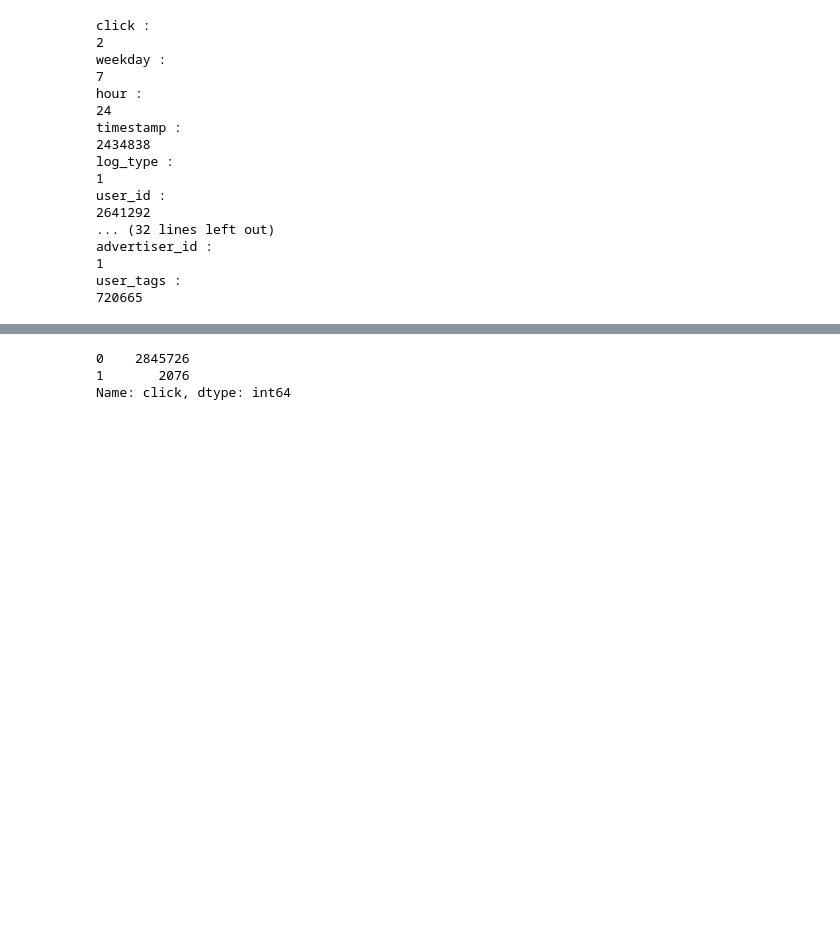
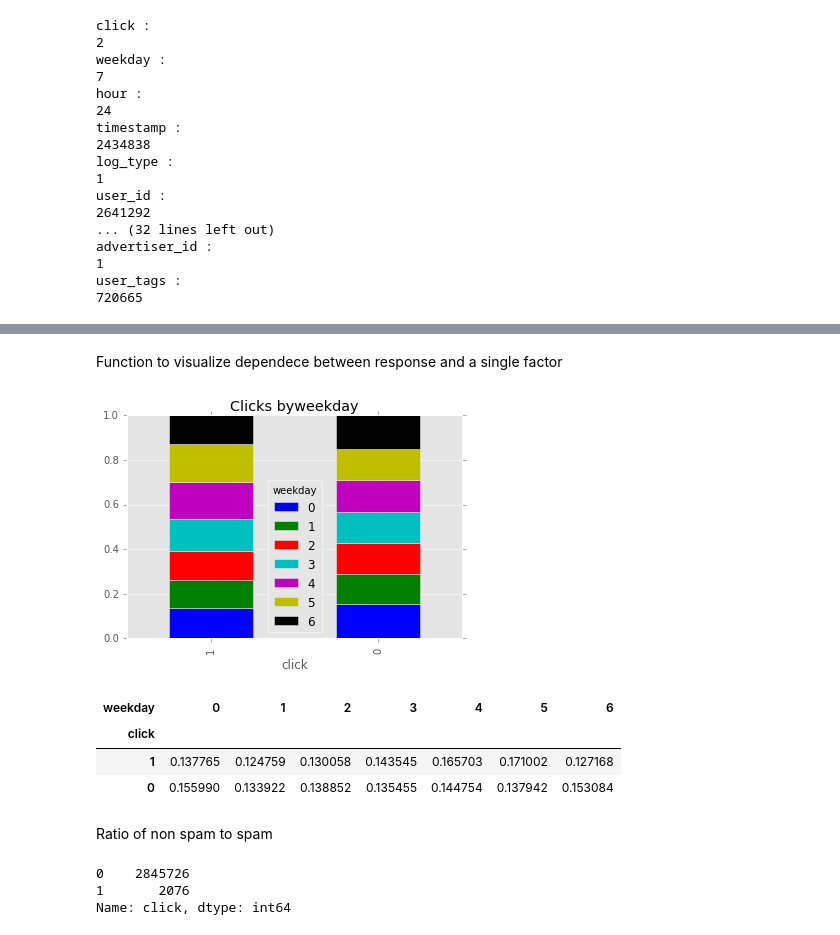
Before and after one commit to blackwhitehere/webEcon, a Jupyter notebook: wegroup/eda.ipynb, the cells around one changed output, grey strips where cells are left out. Saved outputs shown, nothing was run; the diff lists cells and outputs as text; code cells hidden in the pictures; blank space fills up the shorter version.

```diff
--- a/wegroup/eda.ipynb
+++ b/wegroup/eda.ipynb
@@ -82,2 +159,6 @@ def draw_ct(join, response, factor):
+# %% [markdown]
+Function to visualize dependece between response and a single factor
 # %%
-ndf, plot = draw_ct(train, "click", "region")
+ndf, plot = u.draw_ct(train, "click", "weekday")
+# %% [output]
+[figure, added]
@@ -86,3 +165,12 @@ plt.show()
+# %%
+ndf
+# %% [output]
+| weekday | 0 | 1 | 2 | 3 | 4 | 5 | 6 |
+| click |  |  |  |  |  |  |  |
+| 1 | 0.137765 | 0.124759 | 0.130058 | 0.143545 | 0.165703 | 0.171002 | 0.127168 |
+| 0 | 0.155990 | 0.133922 | 0.138852 | 0.135455 | 0.144754 | 0.137942 | 0.153084 |
+# %% [markdown]
+Ratio of non spam to spam
 # %%
 train['click'].value_counts()
 # %% [output]
```
Also changed, not shown: parts of 22 cells of this notebook, 8 other files.
